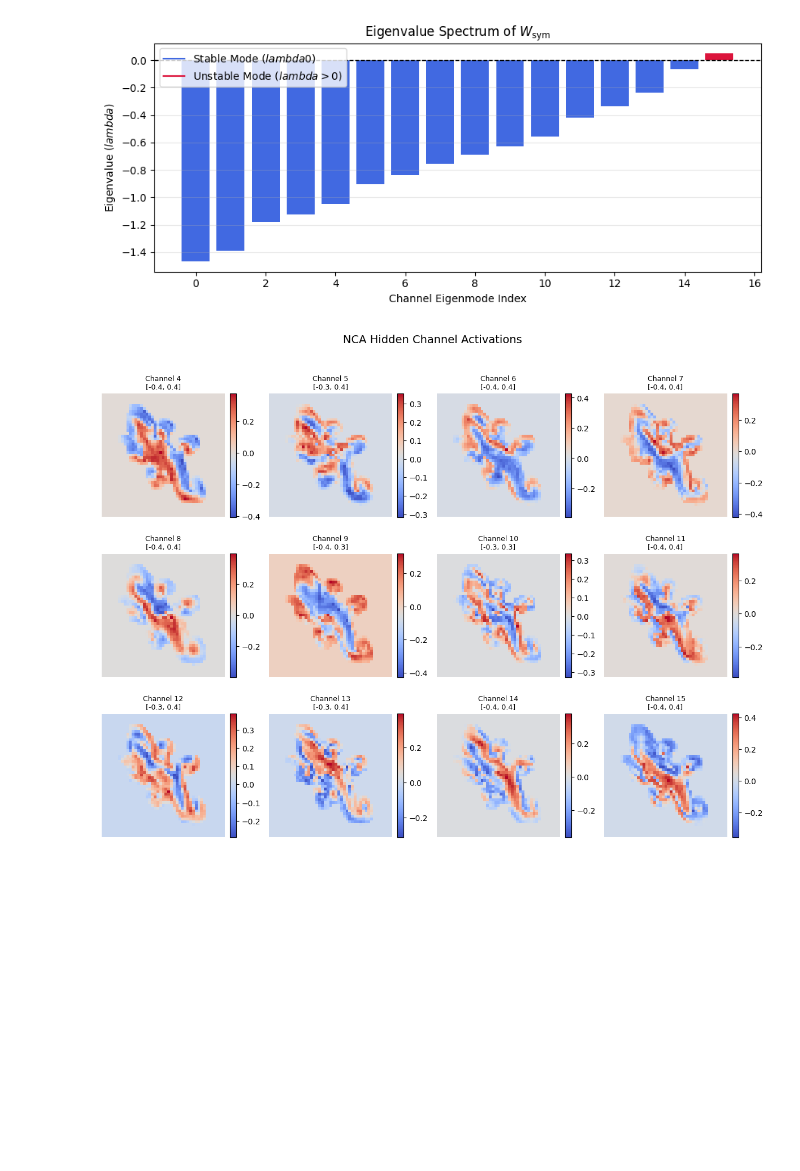
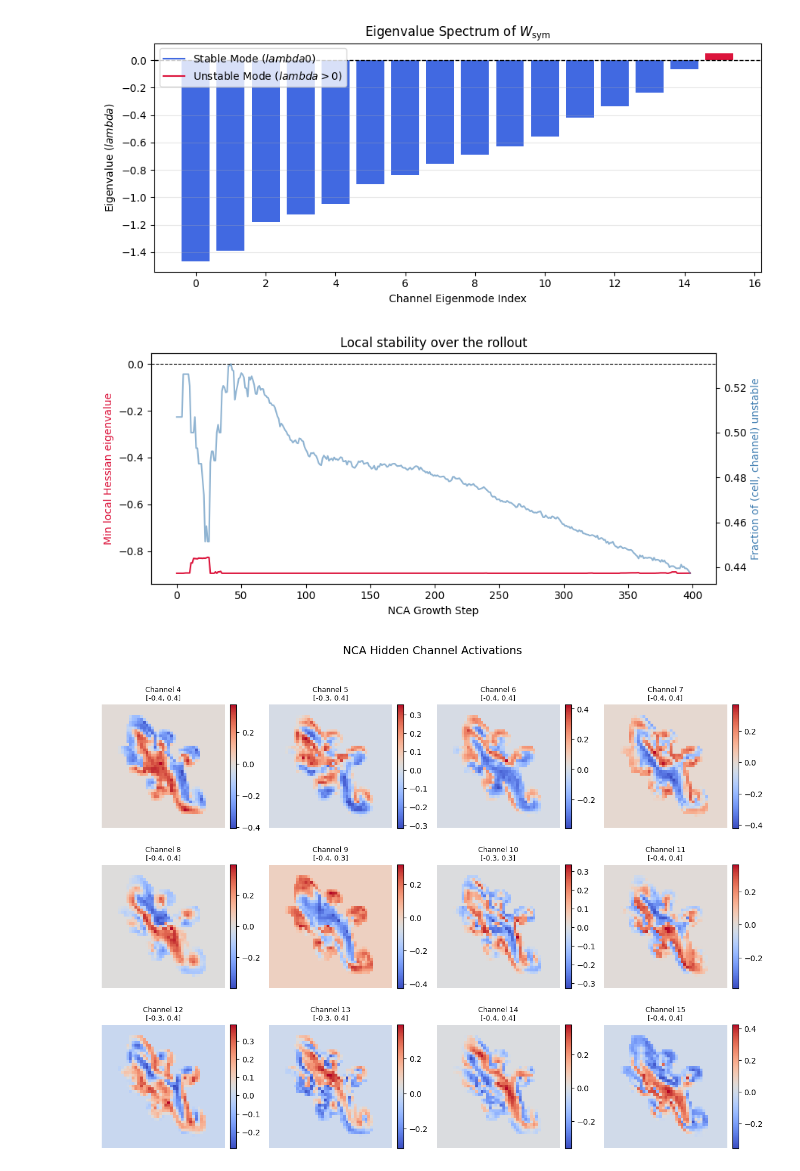
Before and after one commit to lshofsl/Advanced-topics-in-PoD-project-, a Jupyter notebook: ER_NCA.ipynb, the cells around one changed output. Cells and saved outputs as stored; diff of their text form; code cells hidden in the pictures; blank space fills up the shorter version.

```diff
--- a/ER_NCA.ipynb
+++ b/ER_NCA.ipynb
@@ -402,3 +434,31 @@ Positive Eigenvalues (Unstable Directions): 1 / 16
+# %%
+min_eig_per_step = []
+frac_unstable_per_step = []  # now correctly: fraction with NEGATIVE eigenvalue
+
+for eigvals, alive in zip(eigenv_total, alive_total):
+    eigvals_alive = eigvals[alive]
+    if eigvals_alive.numel() == 0:
+        min_eig_per_step.append(float('nan'))
+        frac_unstable_per_step.append(float('nan'))
+        continue
+    min_eig_per_step.append(eigvals_alive.min().item())
+    frac_unstable_per_step.append((eigvals_alive < 0).float().mean().item())
+
+fig, ax1 = plt.subplots(figsize=(9, 4))
+ax1.plot(min_eig_per_step, color='crimson', label='Min eigenvalue (live cells)')
+ax1.axhline(0, color='black', linestyle='--', linewidth=0.8)
+ax1.set_xlabel('NCA Growth Step')
+ax1.set_ylabel('Min local Hessian eigenvalue', color='crimson')
+ax1.set_title('Local stability over the rollout')
+
+ax2 = ax1.twinx()
+ax2.plot(frac_unstable_per_step, color='steelblue', alpha=0.6, label='Fraction unstable')
+ax2.set_ylabel('Fraction of (cell, channel) unstable', color='steelblue')
+
+fig.tight_layout()
+plt.show()
+# %% [output]
+[figure, added]
 # %%
 x = torch.from_numpy(seed[None, ...]).to(DEVICE) if isinstance(seed, np.ndarray) else seed.to(DEVICE)
 
```
Also changed, not shown: parts of 6 cells of this notebook.
